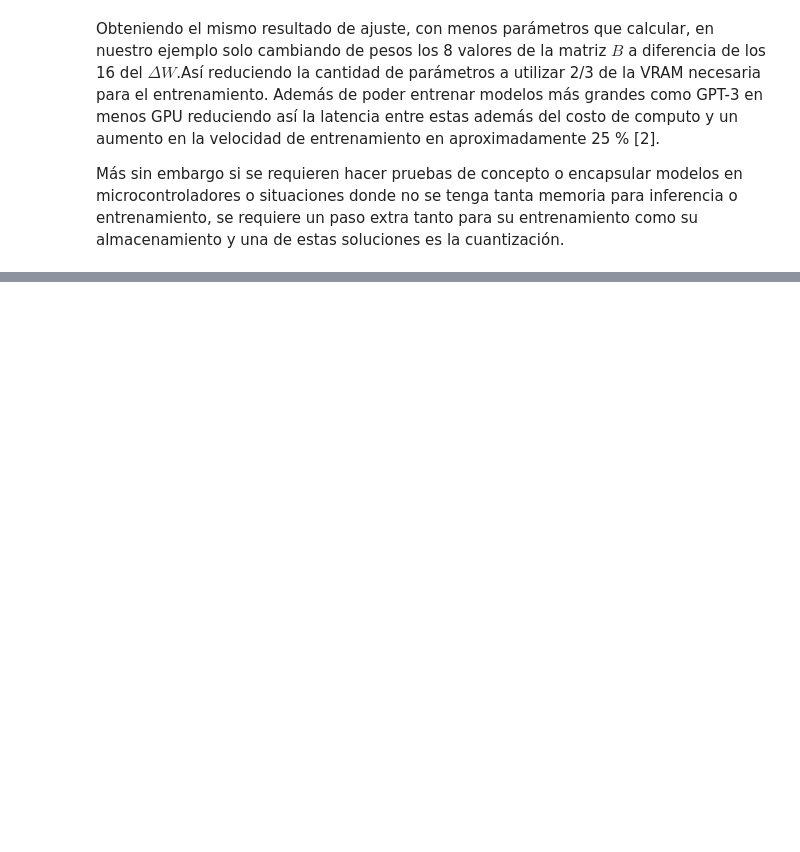
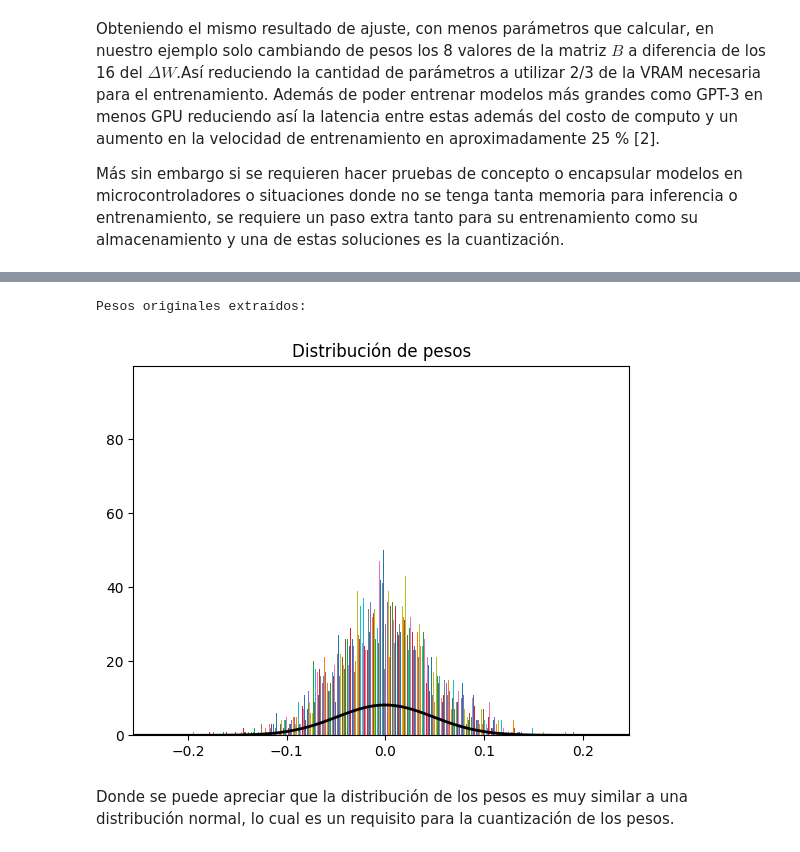
Before and after one commit to Astolfo2332/VIU_act, a Jupyter notebook: LoRa_Ananysis.ipynb, the cells around one changed output, grey strips where cells are left out. Drawn from its saved outputs; the diff is of its cells as text; code cells hidden in the pictures; blank space fills up the shorter version.

Commit message:
add(notebook) cuantización y ejemplo

```diff
--- a/LoRa_Ananysis.ipynb
+++ b/LoRa_Ananysis.ipynb
@@ -271,0 +304,43 @@ Más sin embargo si se requieren hacer pruebas de concepto o encapsular modelos
+# %%
+#Para mostrar como se puede realizar este proceso se toma un modelo base
+
+import numpy as np
+from transformers import DistilBertModel, DistilBertTokenizer
+import torch
+
+# Cargar el modelo y el tokenizador
+model_name = "distilbert-base-uncased"
+model = DistilBertModel.from_pretrained(model_name)
+tokenizer = DistilBertTokenizer.from_pretrained(model_name)
+
+# Extraer los pesos originales del modelo
+original_weights = {}
+for name, param in model.named_parameters():
+    if param.requires_grad:  # Solo tomamos los pesos entrenables
+        original_weights[name] = param.detach().numpy()
+
+print("Pesos originales extraídos:")
+# %% [output]
+Pesos originales extraídos:
+# %%
+import matplotlib.pyplot as plt
+#Graficamos uno de las capas de pesos para mostrar su distribución y es muy similar a la normal
+from scipy.stats import norm
+
+data = original_weights["transformer.layer.4.attention.q_lin.weight"]
+
+mu, std = norm.fit(data)
+xmin = data.min()
+xmax = data.max()
+plt.xlim(xmin, xmax)
+x = np.linspace(xmin, xmax, 100)
+p = norm.pdf(x, mu, std)
+
+plt.plot(x, p, 'k', linewidth=2)
+plt.hist(data, bins=100)
+plt.title("Distribución de pesos")
+plt.show()
+# %% [output]
+[figure, added]
+# %% [markdown]
+Donde se puede apreciar que la distribución de los pesos es muy similar a una distribución normal, lo cual es un requisito para la cuantización de los pesos.
```
Also changed, not shown: parts of 15 cells of this notebook, 3 other files.
